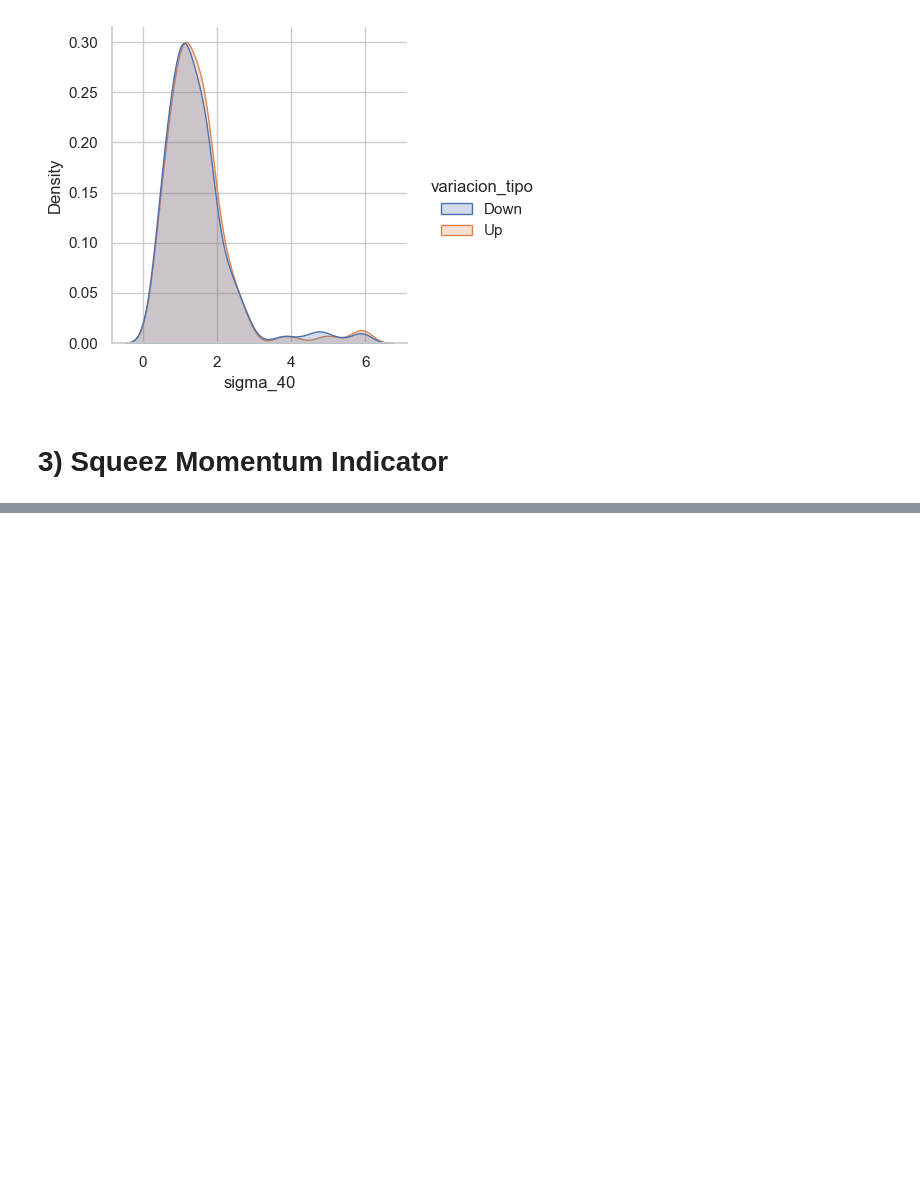
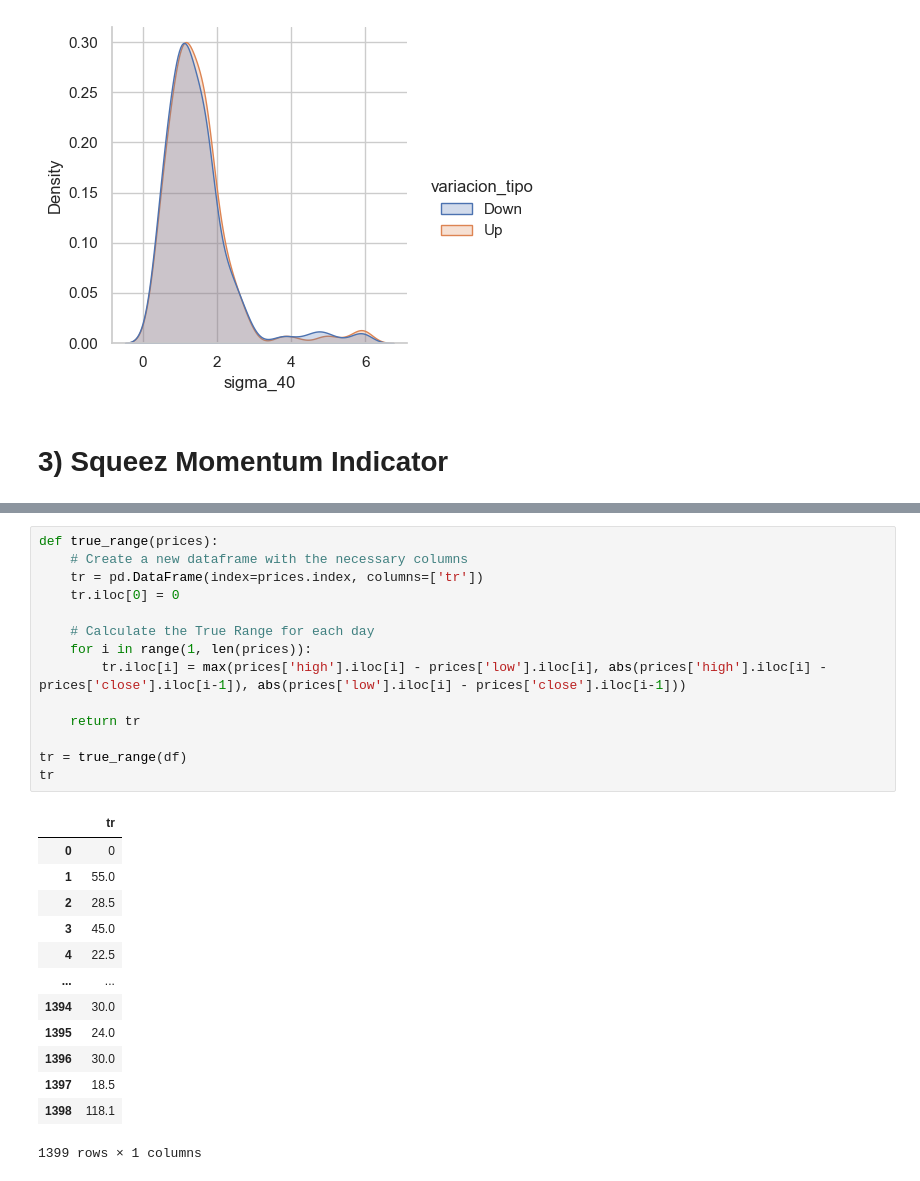
Before and after one commit to jackonedev/TradeGestorV2, a Jupyter notebook: Market_data.ipynb, the cells around one changed output, grey strips where cells are left out. Saved outputs shown, nothing was run; the diff lists cells and outputs as text; blank space fills up the shorter version.

```diff
--- a/Market_data.ipynb
+++ b/Market_data.ipynb
@@ -287,3 +290,31 @@ df
+# %%
+def true_range(prices):
+    # Create a new dataframe with the necessary columns
+    tr = pd.DataFrame(index=prices.index, columns=['tr'])
+    tr.iloc[0] = 0
+
+    # Calculate the True Range for each day
+    for i in range(1, len(prices)):
+        tr.iloc[i] = max(prices['high'].iloc[i] - prices['low'].iloc[i], abs(prices['high'].iloc[i] - prices['close'].iloc[i-1]), abs(prices['low'].iloc[i] - prices['close'].iloc[i-1]))
+
+    return tr
+
+tr = true_range(df)
+tr
+# %% [output]
+|  | tr |
+| 0 | 0 |
+| 1 | 55.0 |
+| 2 | 28.5 |
+| 3 | 45.0 |
+| 4 | 22.5 |
+| ... | ... |
+| 1394 | 30.0 |
+| 1395 | 24.0 |
+| 1396 | 30.0 |
+| 1397 | 18.5 |
+| 1398 | 118.1 |
+1399 rows × 1 columns
 # %%
 # Nota: Este código puede requerir algunas adaptaciones según la estructura de tus datos.
 #Asumimos que los datos están almacenados en un archivo CSV con una columna llamada 'date' como índice y las columnas 'close', 'high', 'low' y 'tr'.
```
Also changed, not shown: parts of 18 cells of this notebook, 7 other files.
